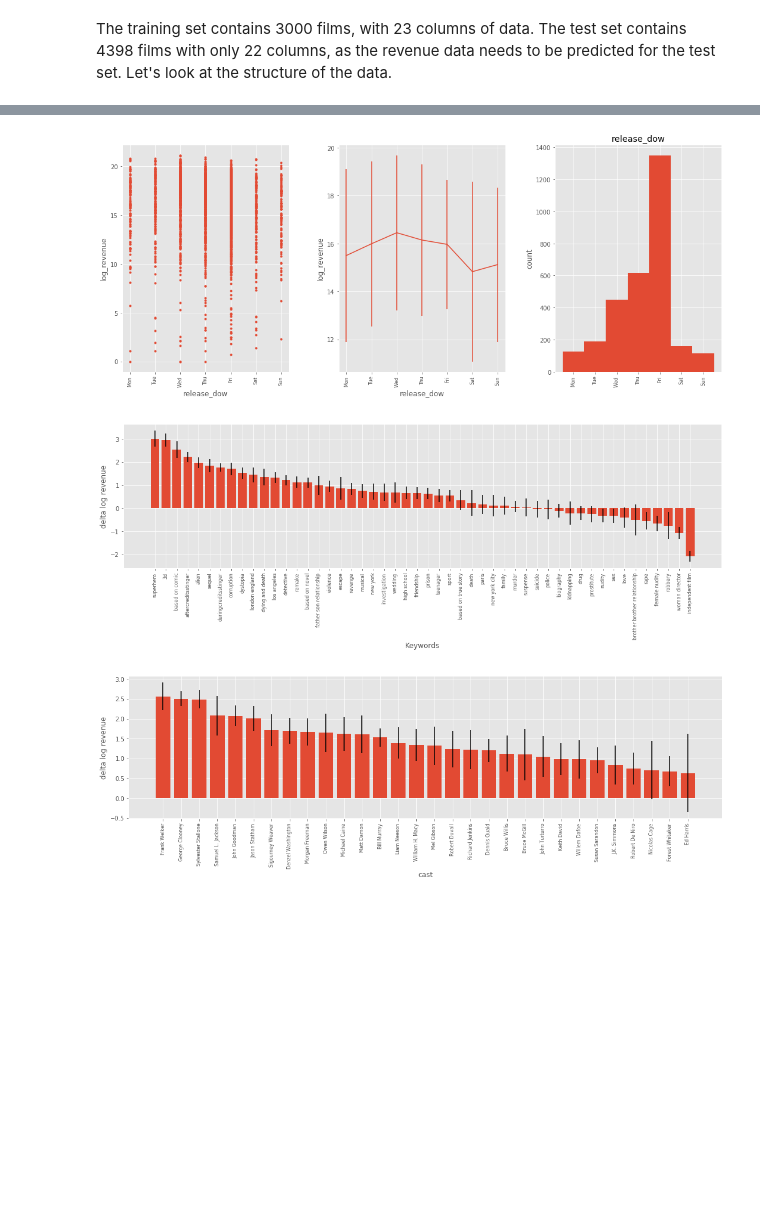
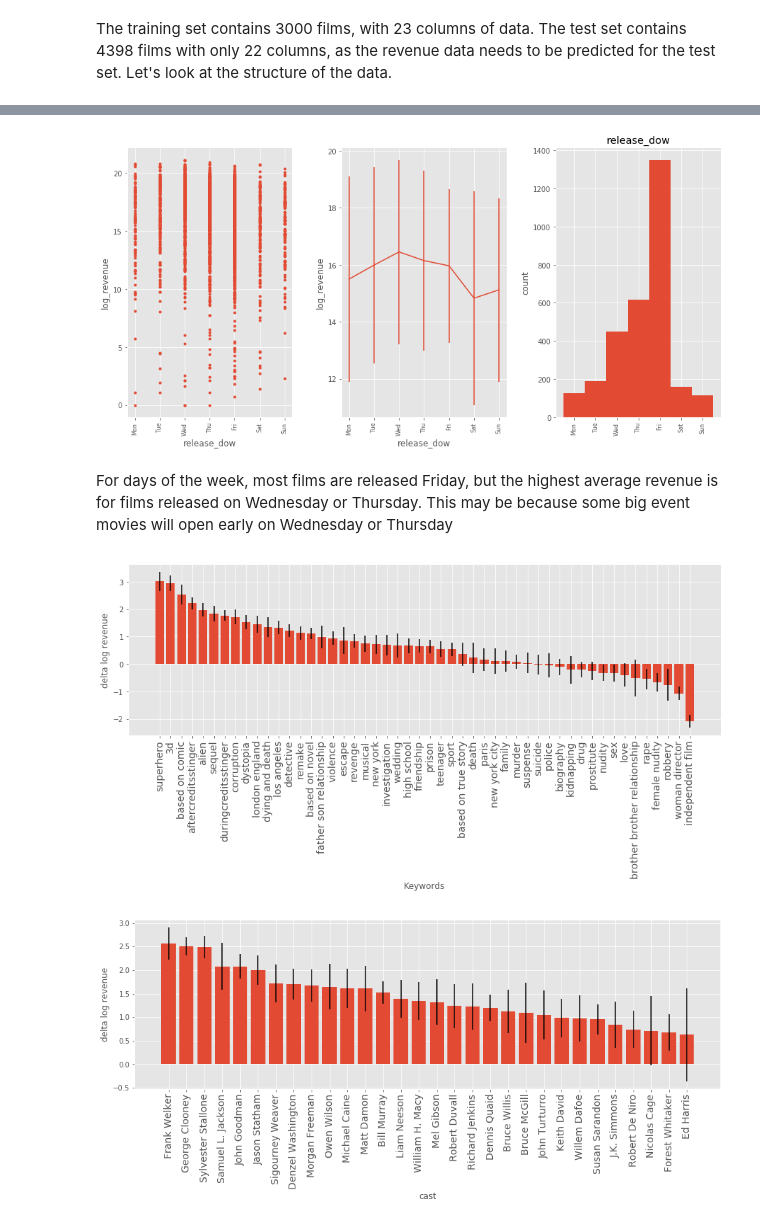
Before and after one commit to jal5898/tmdb_box_office_prediction, a Jupyter notebook: tmdb_script.ipynb, the cells around one changed output, grey strips where cells are left out. Cells and saved outputs as stored; diff of their text form; code cells hidden in the pictures; blank space fills up the shorter version.

```diff
--- a/tmdb_script.ipynb
+++ b/tmdb_script.ipynb
@@ -8,7 +8,7 @@ import matplotlib.pyplot as plt
 import numpy as np
 plt.close('all')
 plt.style.use('ggplot')
-plt.rcParams['figure.figsize'] = [18, 7]
+plt.rcParams['figure.figsize'] = (15, 7)
 
 pd.set_option('display.max_columns',23)
 
@@ -193,7 +205,9 @@ for col in json_cols:
     train[col] = train[col].apply(lambda x: get_dictionary(x))
     test[col]  = test[col].apply(lambda x: get_dictionary(x))
 # %% [output]
-[figure, old version]
+[figure, new version]
+# %% [markdown]
+For days of the week, most films are released Friday, but the highest average revenue is for films released on Wednesday or Thursday. This may be because some big event movies will open early on Wednesday or Thursday
 # %%
 #%% make dict of filmography for all json objects (actor,prod_co,keyword,genre,etc.)
 def get_json_dict(df):
@@ -220,35 +234,35 @@ def topKeys(d,col,n):
     k = [x[1] for x in t[:n]]
     return k,t[:n]
 
 def featureRevenue(df,col,keys):
     d = dict()
     for k in keys:
         d[k]=[]
         for i in range(len(df.index)):
             for j in df[col][i]:
                 if j==k:
                     d[k].append(df.loc[i,'log_revenue'])
     return d
 
 def featureStats(df,col,keys):
     r = featureRevenue(df,col,keys)
     out = zip(*sorted([(np.mean(v)-np.mean(df['log_revenue']),np.std(v)/np.sqrt(len(v)),k) for k,v in r.iteritems()],reverse=True))
     return out
 
 def pltFeatureStats(feat_stats,cut,xlabel):
     plt.figure()
     plt.bar(range(cut),feat_stats[0][:cut],yerr=feat_stats[1][:cut])
     plt.ylabel('delta log revenue')
     plt.xlabel(xlabel)
-    plt.xticks(range(cut),feat_stats[2][:cut],rotation='vertical',fontsize=8)
+    plt.xticks(range(cut),feat_stats[2][:cut],rotation='vertical',fontsize=14)
     plt.subplots_adjust(bottom=0.4)
 
 keyword_cut = 50
 top_Keywords,t = topKeys(train_dict,'Keywords',keyword_cut)
 keyword_stats = featureStats(train,'Keywords',top_Keywords)
 pltFeatureStats(keyword_stats,keyword_cut,'Keywords')
 # %% [output]
-[figure, old version]
+[figure, new version]
 # %%
 #%%
 cast_cut = 30
@@ -256,7 +270,7 @@ top_cast,t = topKeys(train_dict,'cast',cast_cut)
 cast_stats = featureStats(train,'cast',top_cast)
 pltFeatureStats(cast_stats,cast_cut,'cast')
 # %% [output]
-[figure, old version]
+[figure, new version]
 # %%
 #%%
 genre_cut = 10
```
Also changed, not shown: parts of 15 cells of this notebook, 1 other file.
